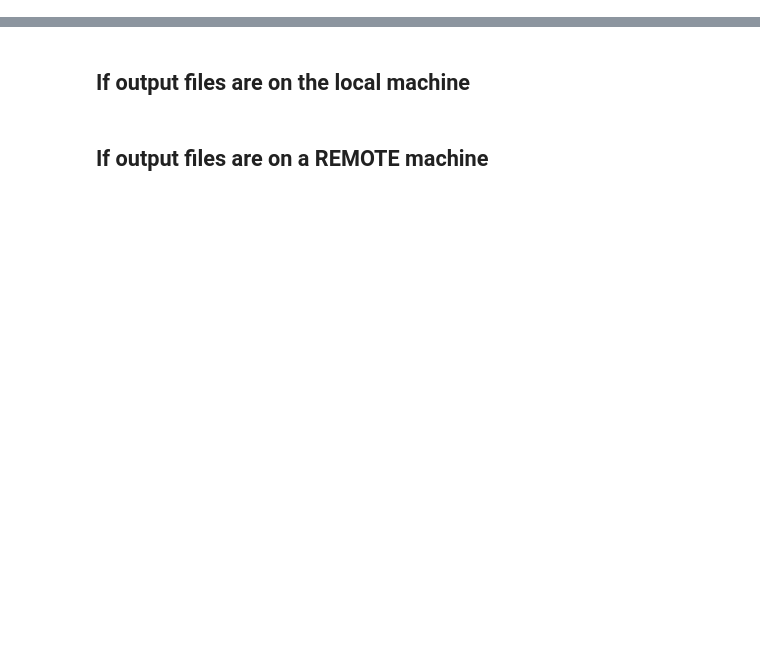
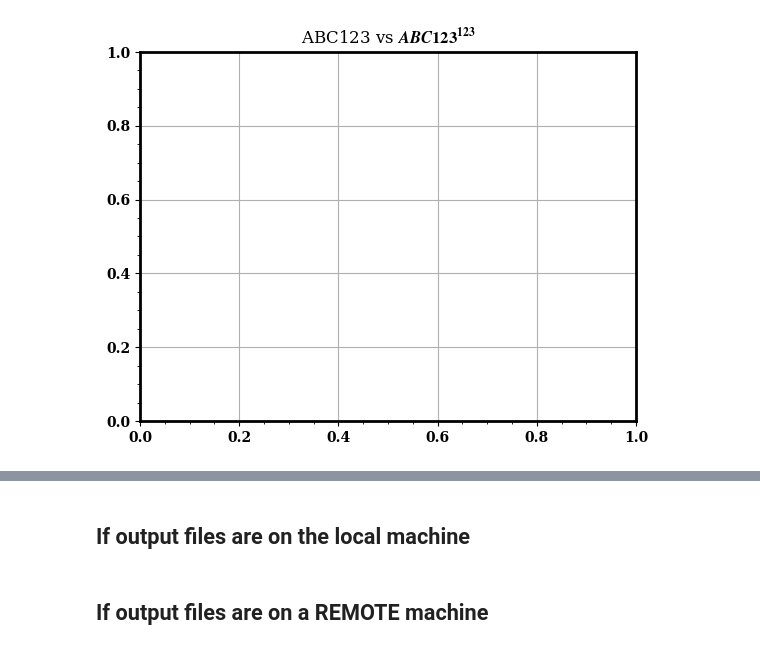
Before and after one commit to gautam-404/Binary-Evolution, a Jupyter notebook: msps_comp.ipynb, the cells around one changed output, grey strips where cells are left out. Saved outputs shown, nothing was run; the diff lists cells and outputs as text; code cells hidden in the pictures; blank space fills up the shorter version.

```diff
--- a/msps_comp.ipynb
+++ b/msps_comp.ipynb
@@ -7,8 +7,9 @@ from scipy import stats
 import pandas as pd
 import matplotlib.pyplot as plt
 import matplotlib.lines as mlines
+import matplotlib.mlab as mlab
 from matplotlib import style
-style.use('seaborn-whitegrid')
+# style.use('seaborn-whitegrid')w
 from IPython.display import clear_output
 import glob
 import random
@@ -27,0 +46,19 @@ import itertools
+# %%
+matplotlib.rcParams.update(matplotlib.rcParamsDefault)
+# plt.rcParams["font.family"] = "Serif"
+# # plt.rcParams["font.serif"] = "TIMES"
+plt.rcParams["font.family"] = "serif"
+plt.rcParams["font.serif"] = ["Times"] + plt.rcParams["font.serif"]
+matplotlib.rcParams['mathtext.fontset'] = 'stix'
+matplotlib.rcParams['mathtext.rm'] = 'Serif'
+matplotlib.rcParams['mathtext.it'] = 'Serif'
+matplotlib.rcParams['mathtext.bf'] = 'Serif'
+matplotlib.rcParams['text.usetex']= False
+plt.rc('axes', linewidth=2)
+plt.rc('font', weight='bold')
+plt.rcParams['text.latex.preamble'] = [r'\usepackage{sfmath} \boldmath']
+matplotlib.pyplot.title(r'ABC123 vs $ABC123^{123}$')
+plt.minorticks_on()
+plt.grid()
+# %% [output]
+[figure, added]
```
Also changed, not shown: parts of 215 cells of this notebook, 1 other file.
